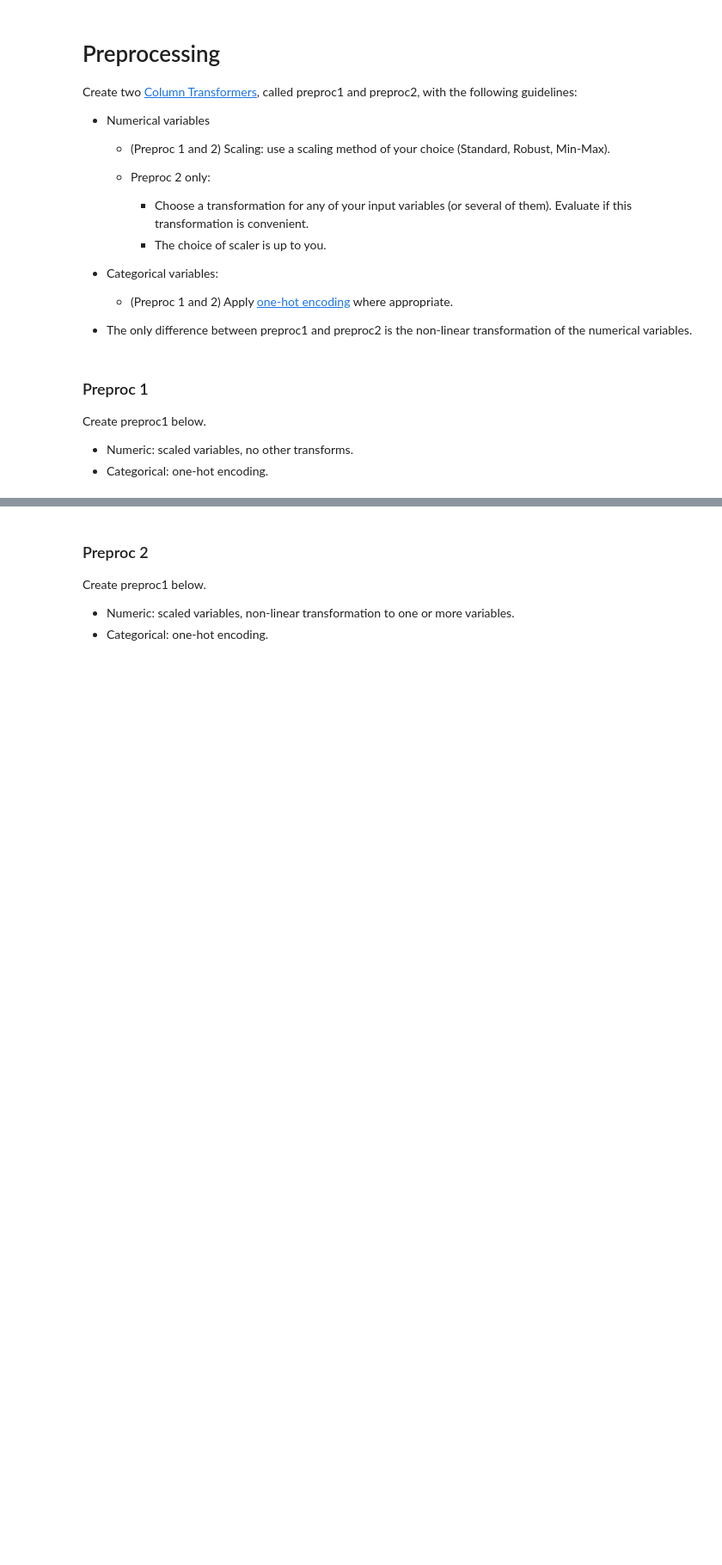
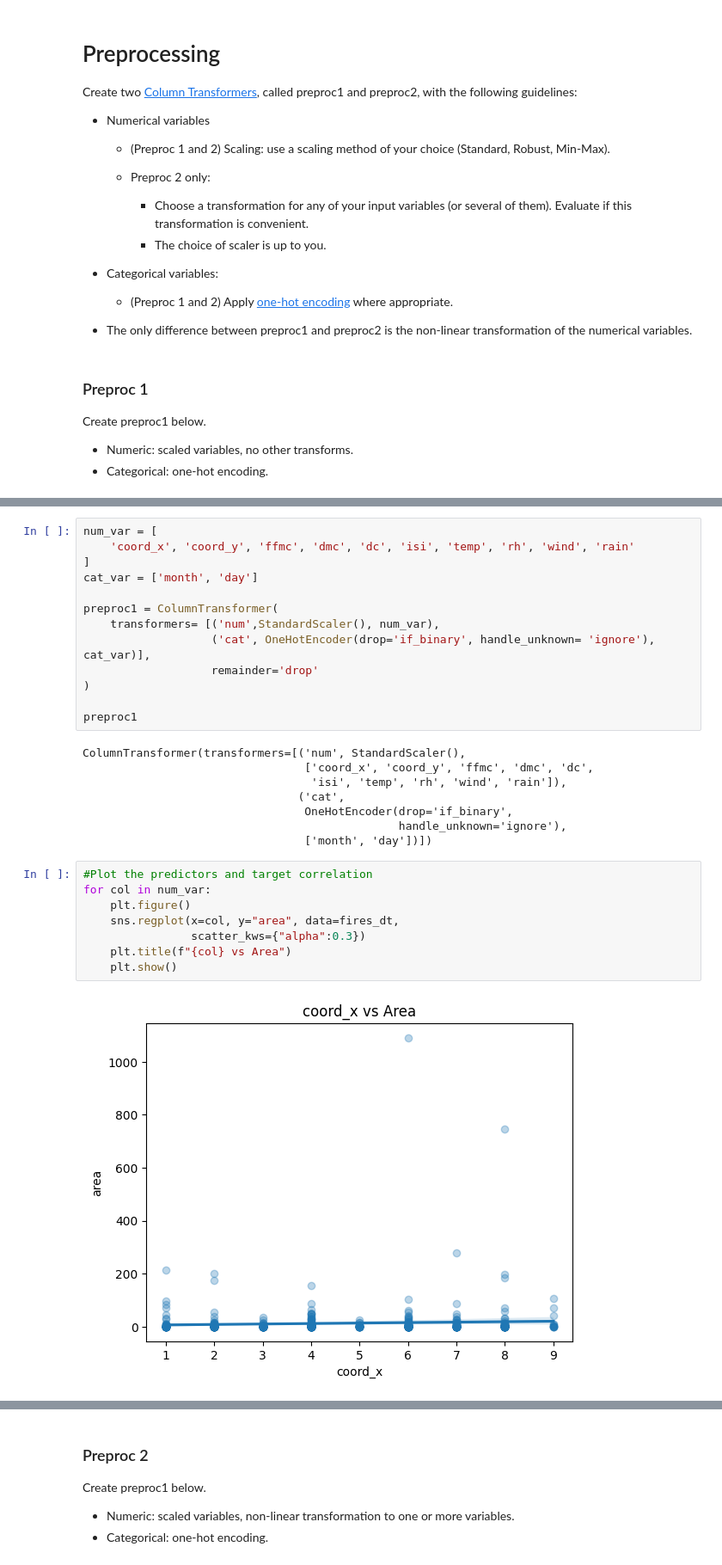
Before and after one commit to UofT-DSI/production, a Jupyter notebook: 02_activities/assignments/assignment_2.ipynb, the cells around one changed output, grey strips where cells are left out. Shown at 86% size. Drawn from its saved outputs; the diff is of its cells as text; blank space fills up the shorter version.

Commit message:
assignment 2 complete!
shap is added to tolm file.
data added to directory

```diff
--- a/02_activities/assignments/assignment_2.ipynb
+++ b/02_activities/assignments/assignment_2.ipynb
@@ -106,0 +169,31 @@ Create preproc1 below.
+# %%
+num_var = [
+    'coord_x', 'coord_y', 'ffmc', 'dmc', 'dc', 'isi', 'temp', 'rh', 'wind', 'rain'
+]
+cat_var = ['month', 'day']
+
+preproc1 = ColumnTransformer(
+    transformers= [('num',StandardScaler(), num_var),
+                   ('cat', OneHotEncoder(drop='if_binary', handle_unknown= 'ignore'), cat_var)],
+                   remainder='drop'
+)
+
+preproc1
+# %% [output]
+ColumnTransformer(transformers=[('num', StandardScaler(),
+                                 ['coord_x', 'coord_y', 'ffmc', 'dmc', 'dc',
+                                  'isi', 'temp', 'rh', 'wind', 'rain']),
+                                ('cat',
+                                 OneHotEncoder(drop='if_binary',
+                                               handle_unknown='ignore'),
+                                 ['month', 'day'])])
+# %%
+#Plot the predictors and target correlation
+for col in num_var:
+    plt.figure()
+    sns.regplot(x=col, y="area", data=fires_dt,
+                scatter_kws={"alpha":0.3})
+    plt.title(f"{col} vs Area")
+    plt.show()
+# %% [output]
+[figure, added]
```
Also changed, not shown: parts of 26 cells of this notebook, 11 other files.
